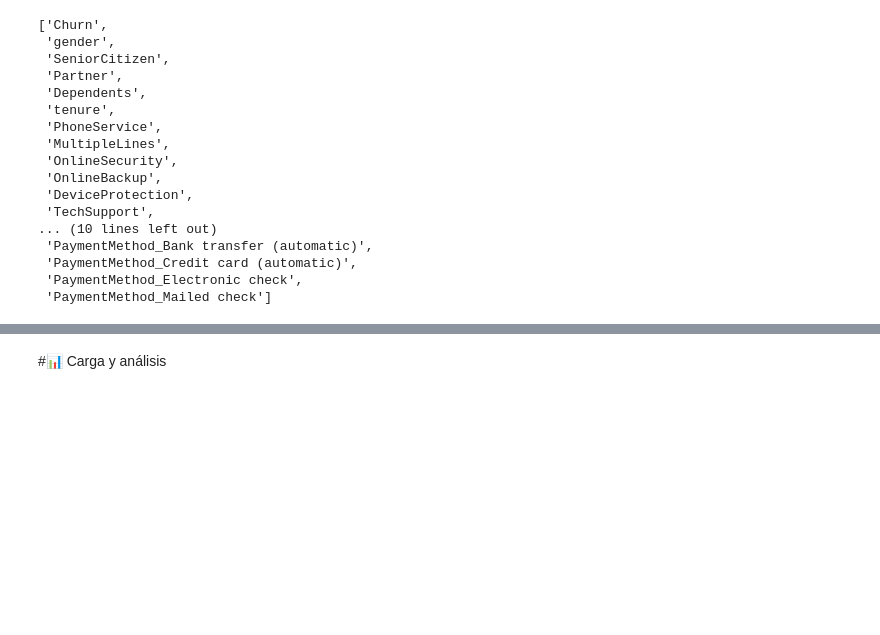
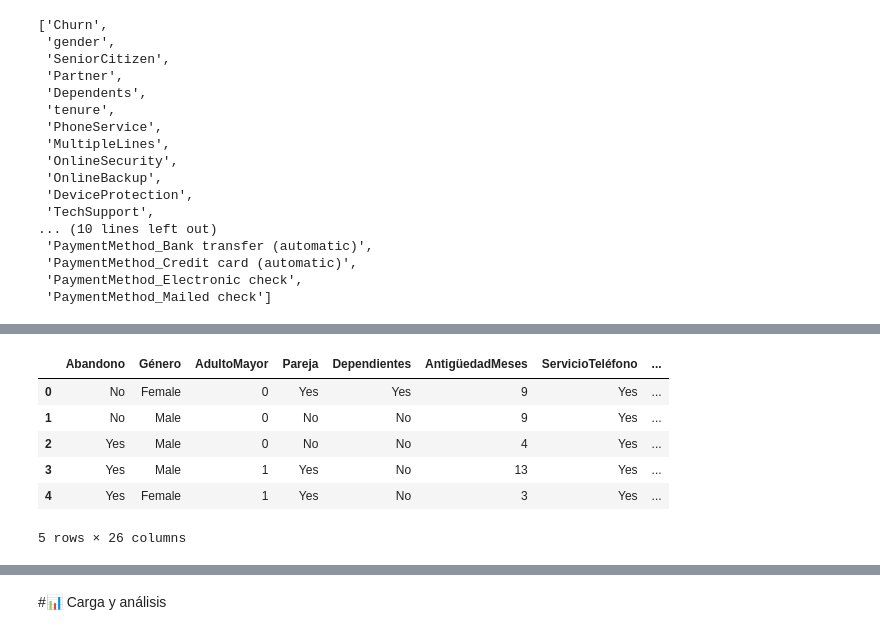
Before and after one commit to Fernando-Falla/Cahllenge_TelecomX_parte2, a Jupyter notebook: TelecomX_LATAM.ipynb, the cells around one changed output, grey strips where cells are left out. Saved outputs shown, nothing was run; the diff lists cells and outputs as text; code cells hidden in the pictures; blank space fills up the shorter version.

Commit message:
Ver 3 transformados y estandarizados. Creacion de columna cuentas diarias (cargoDiario)

```diff
--- a/TelecomX_LATAM.ipynb
+++ b/TelecomX_LATAM.ipynb
@@ -326,3 +326,37 @@ datos_encoded.columns.tolist()
  'PaymentMethod_Credit card (automatic)',
  'PaymentMethod_Electronic check',
  'PaymentMethod_Mailed check']
+# %%
+# cambiar los nombres de las columnas, al español
+#para que el estudio sea más entendible
+
+col_equivalencias = {
+    'Churn': 'Abandono',
+    'gender': 'Género',
+    'SeniorCitizen': 'AdultoMayor',
+    'Partner': 'Pareja',
+    'Dependents': 'Dependientes',
+    'tenure': 'AntigüedadMeses',
+    'PhoneService': 'ServicioTeléfono',
+    'MultipleLines': 'LíneasMúltiples',
+    'OnlineSecurity': 'SeguridadEnLínea',
+    'OnlineBackup': 'RespaldoEnLínea',
+    'DeviceProtection': 'ProtecciónDispositivo',
+    'TechSupport': 'SoporteTécnico',
+    'StreamingTV': 'StreamingTV',
+    'StreamingMovies': 'StreamingPelículas',
+    'PaperlessBilling': 'FacturaciónElectrónica',
+    'Charges_Monthly': 'CargoMensual',
+    'Charges_Total': 'CargoTotal',
+    'InternetService_DSL': 'Internet_DSL',
+    'InternetService_Fiber optic': 'Internet_FibraÓptica',
+    'Contract_Month-to-month': 'Contrato_Mensual',
+    'Contract_One year': 'Contrato_1Año',
+    'Contract_Two year': 'Contrato_2Años',
+    'PaymentMethod_Bank transfer (automatic)': 'Pago_TransferenciaAutomática',
+    'PaymentMethod_Credit card (automatic)': 'Pago_TarjetaAutomática',
+    'PaymentMethod_Electronic check': 'Pago_ChequeElectrónico',
+    'PaymentMethod_Mailed check': 'Pago_ChequeCorreo'
+}
+datos_encoded = datos_encoded.rename(columns=col_equivalencias)
+datos_encoded.columns.tolist()
@@ -328,0 +401,10 @@ datos_encoded.columns.tolist()
+# %%
+datos_encoded.head()
+# %% [output]
+|  | Abandono | Género | AdultoMayor | Pareja | Dependientes | AntigüedadMeses | ServicioTeléfono | ... |
+| 0 | No | Female | 0 | Yes | Yes | 9 | Yes | ... |
+| 1 | No | Male | 0 | No | No | 9 | Yes | ... |
+| 2 | Yes | Male | 0 | No | No | 4 | Yes | ... |
+| 3 | Yes | Male | 1 | Yes | No | 13 | Yes | ... |
+| 4 | Yes | Female | 1 | Yes | No | 3 | Yes | ... |
+5 rows × 26 columns
```
Also changed, not shown: parts of 3 cells of this notebook.
